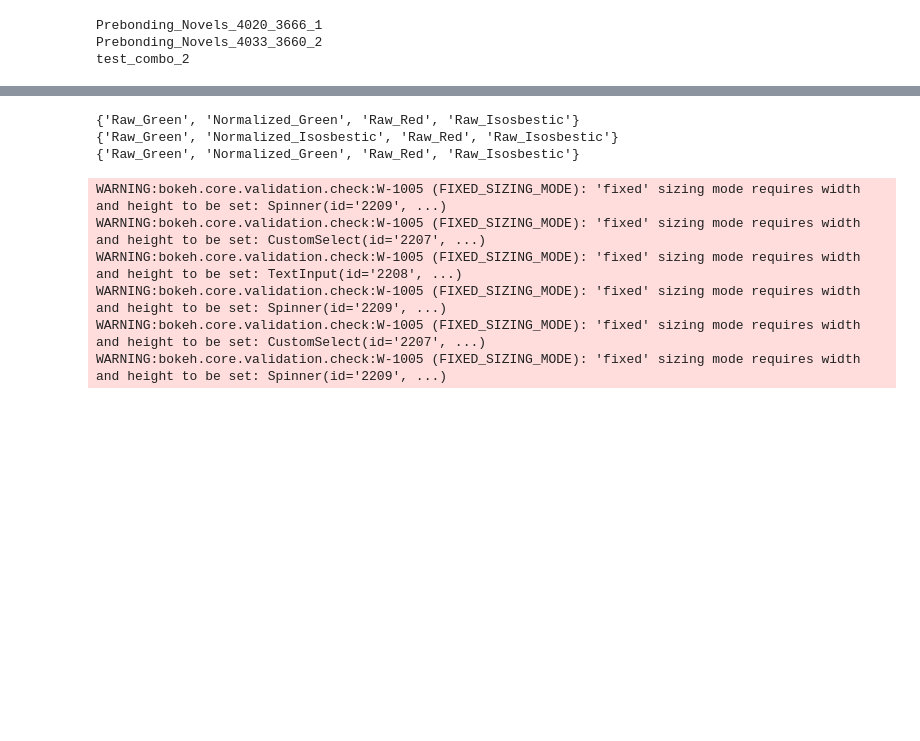
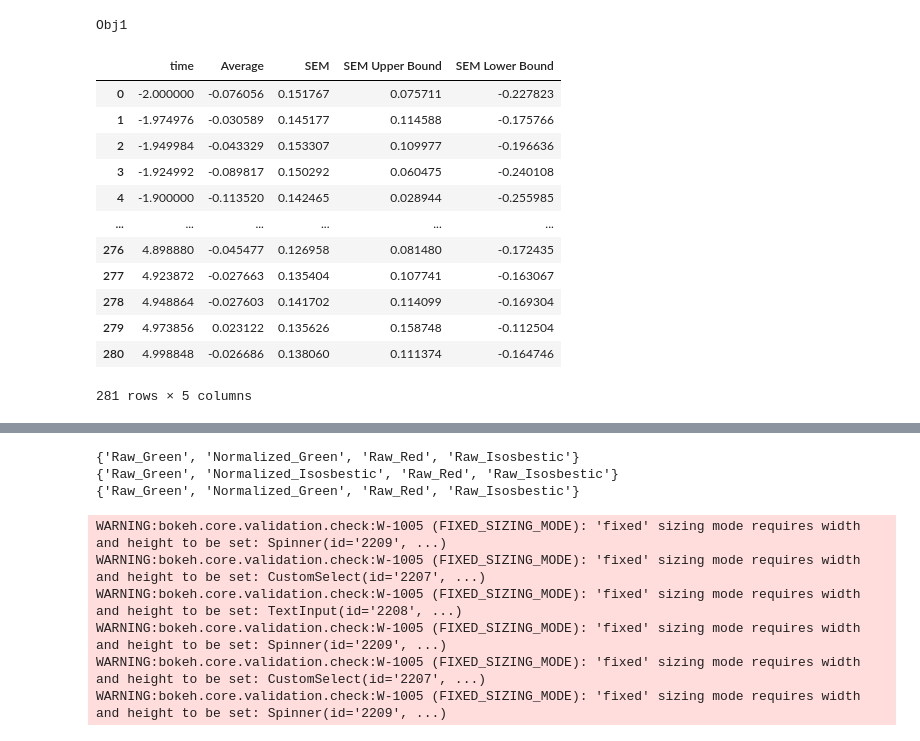
Before and after one commit to donaldsonlab/PhAT, a Jupyter notebook: FiberPho_Main/PhAT_gui_notebook.ipynb, the cells around one changed output, grey strips where cells are left out. Cells and saved outputs as stored; diff of their text form; code cells hidden in the pictures; blank space fills up the shorter version.

```diff
--- a/FiberPho_Main/PhAT_gui_notebook.ipynb
+++ b/FiberPho_Main/PhAT_gui_notebook.ipynb
@@ -1668,14 +1668,29 @@ WARNING:bokeh.core.validation.check:W-1005 (FIXED_SIZING_MODE): 'fixed' sizing m
 # %%
 sys.stdout = sys.stdout
 # %%
-test_1 = fiber_objs['Prebonding_Novels_4020_3666_1']
-test_2 = fiber_objs['Prebonding_Novels_4033_3660_2']
-test_3 = fiber_objs['test_combo_2']
-# test_3 = fiber_objs['combo_test_1']
+test_1 = fiber_objs['Obj1']
+# test_2 = fiber_objs['Obj2']
+
 print(test_1.obj_name)
-print(test_2.obj_name)
-print(test_3.obj_name)
+# print(test_2.obj_name)
+# print(test_3.obj_name)
 # %% [output]
-Prebonding_Novels_4020_3666_1
-Prebonding_Novels_4033_3660_2
-test_combo_2
+Obj1
+# %%
+df = test_1.PETS_data
+df.drop(df.iloc[:, 5:], inplace=True, axis=1)
+df
+# %% [output]
+|  | time | Average | SEM | SEM Upper Bound | SEM Lower Bound |
+| 0 | -2.000000 | -0.076056 | 0.151767 | 0.075711 | -0.227823 |
+| 1 | -1.974976 | -0.030589 | 0.145177 | 0.114588 | -0.175766 |
+| 2 | -1.949984 | -0.043329 | 0.153307 | 0.109977 | -0.196636 |
+| 3 | -1.924992 | -0.089817 | 0.150292 | 0.060475 | -0.240108 |
+| 4 | -1.900000 | -0.113520 | 0.142465 | 0.028944 | -0.255985 |
+| ... | ... | ... | ... | ... | ... |
+| 276 | 4.898880 | -0.045477 | 0.126958 | 0.081480 | -0.172435 |
+| 277 | 4.923872 | -0.027663 | 0.135404 | 0.107741 | -0.163067 |
+| 278 | 4.948864 | -0.027603 | 0.141702 | 0.114099 | -0.169304 |
+| 279 | 4.973856 | 0.023122 | 0.135626 | 0.158748 | -0.112504 |
+| 280 | 4.998848 | -0.026686 | 0.138060 | 0.111374 | -0.164746 |
+281 rows × 5 columns
```
Also changed, not shown: parts of 3 cells of this notebook, 1 other file.
